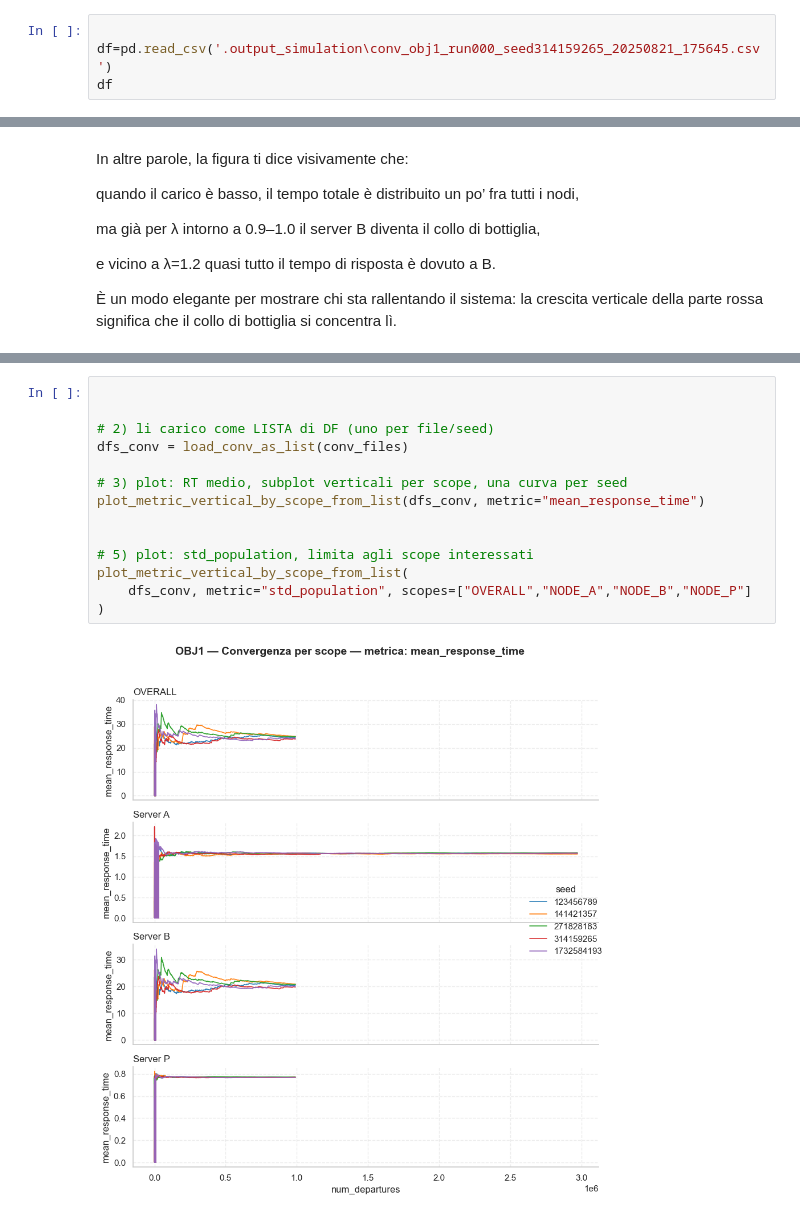
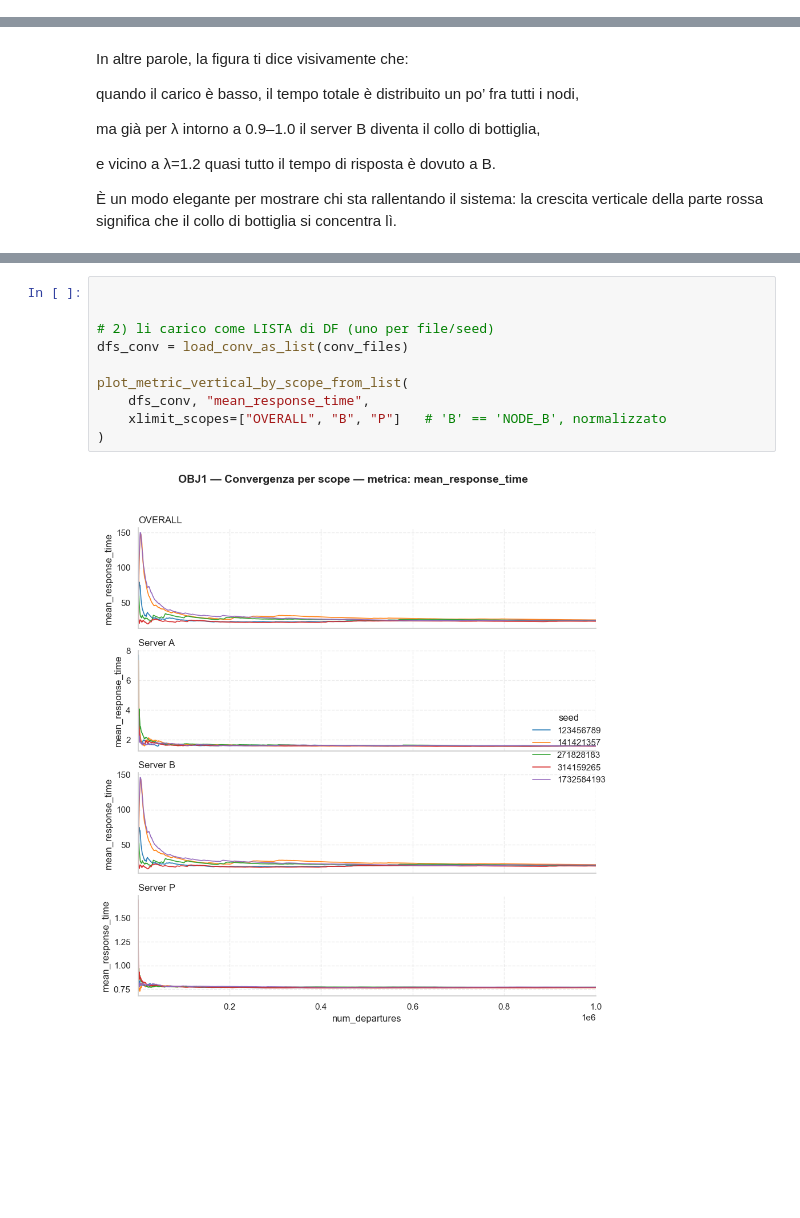
Before and after one commit to Dissan97/PMCNS-PROJECT, a Jupyter notebook: Project.ipynb, the cells around one changed output, grey strips where cells are left out. Saved outputs shown, nothing was run; the diff lists cells and outputs as text; blank space fills up the shorter version.

```diff
--- a/Project.ipynb
+++ b/Project.ipynb
@@ -201,4 +194,0 @@ conv_files=find_csv_for_config(config_file,target="conv")
-# %%
-
-df=pd.read_csv('.output_simulation\conv_obj1_run000_seed314159265_20250821_175645.csv')
-df
@@ -1500,16 +1458,12 @@ def plot_metric_vertical_by_scope_from_list(
 # %%
 
 
 # 2) li carico come LISTA di DF (uno per file/seed)
 dfs_conv = load_conv_as_list(conv_files)
 
-# 3) plot: RT medio, subplot verticali per scope, una curva per seed
-plot_metric_vertical_by_scope_from_list(dfs_conv, metric="mean_response_time")
-
-
-# 5) plot: std_population, limita agli scope interessati
 plot_metric_vertical_by_scope_from_list(
-    dfs_conv, metric="std_population", scopes=["OVERALL","NODE_A","NODE_B","NODE_P"]
+    dfs_conv, "mean_response_time",
+    xlimit_scopes=["OVERALL", "B", "P"]   # 'B' == 'NODE_B', normalizzato
 )
 # %% [output]
-[figure, old version]
+[figure, new version]
```
Also changed, not shown: parts of 15 cells of this notebook, 1 other file.
